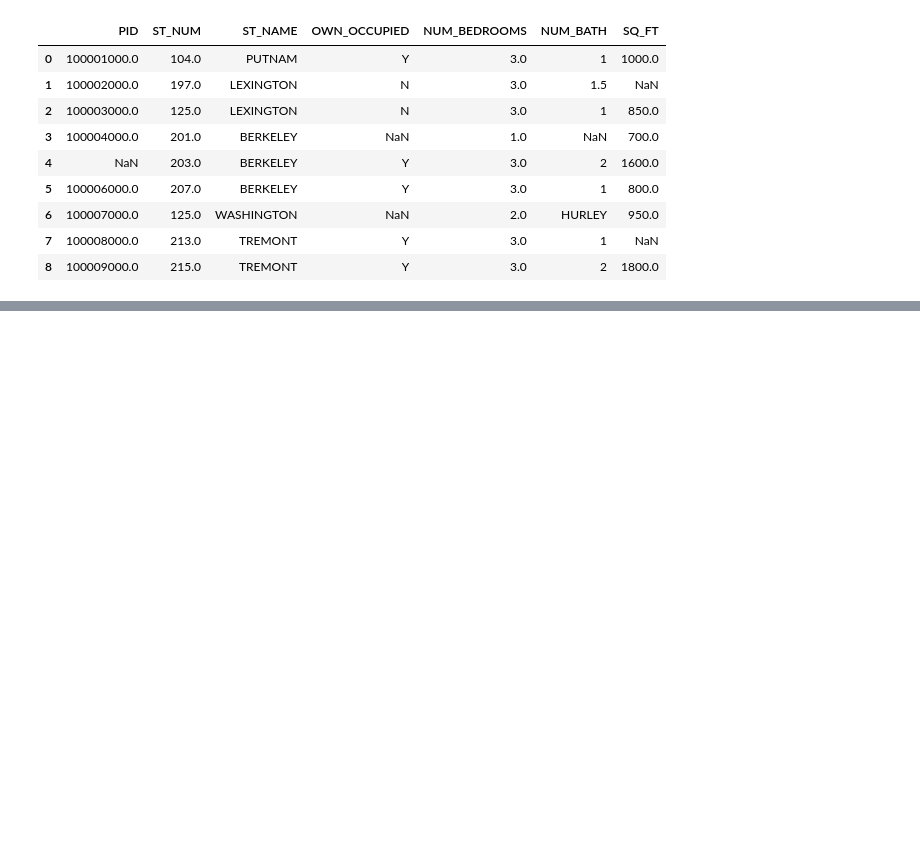
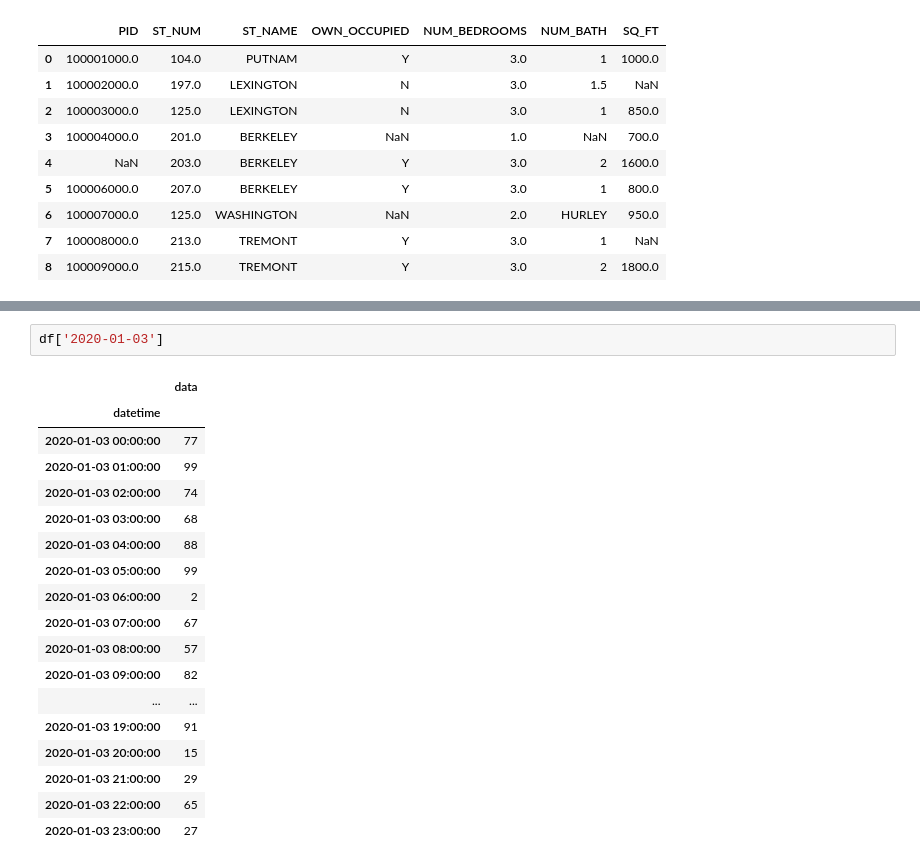
Before and after one commit to ainajefelina/Studi-Independen, a Jupyter notebook: Sesi 7/Latihan 1.ipynb, the cells around one changed output, grey strips where cells are left out. Cells and saved outputs as stored; diff of their text form; blank space fills up the shorter version.

```diff
--- a/Sesi 7/Latihan 1.ipynb
+++ b/Sesi 7/Latihan 1.ipynb
@@ -247,0 +379,21 @@ df
+# %%
+df['2020-01-03']
+# %% [output]
+|  | data |
+| datetime |  |
+| 2020-01-03 00:00:00 | 77 |
+| 2020-01-03 01:00:00 | 99 |
+| 2020-01-03 02:00:00 | 74 |
+| 2020-01-03 03:00:00 | 68 |
+| 2020-01-03 04:00:00 | 88 |
+| 2020-01-03 05:00:00 | 99 |
+| 2020-01-03 06:00:00 | 2 |
+| 2020-01-03 07:00:00 | 67 |
+| 2020-01-03 08:00:00 | 57 |
+| 2020-01-03 09:00:00 | 82 |
+| ... | ... |
+| 2020-01-03 19:00:00 | 91 |
+| 2020-01-03 20:00:00 | 15 |
+| 2020-01-03 21:00:00 | 29 |
+| 2020-01-03 22:00:00 | 65 |
+| 2020-01-03 23:00:00 | 27 |
```
Also changed, not shown: parts of 23 cells of this notebook, 1 other file.
